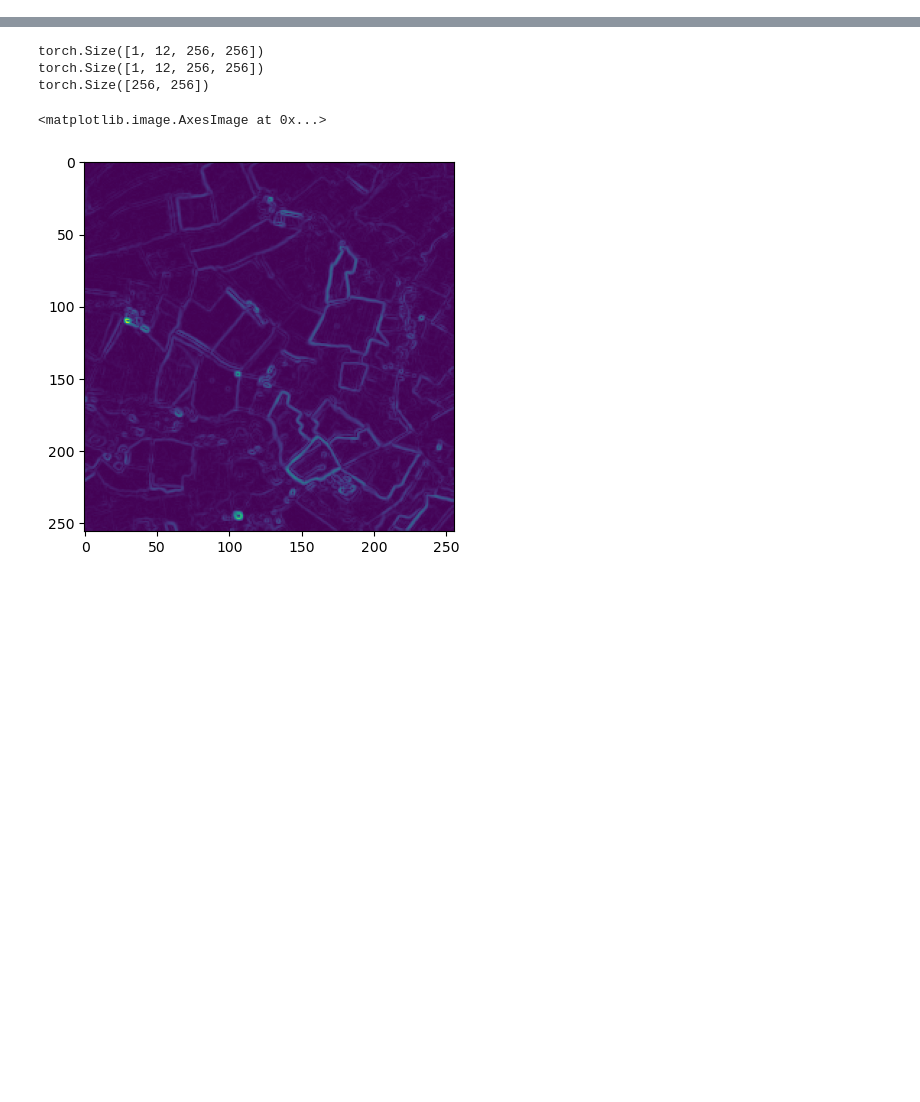
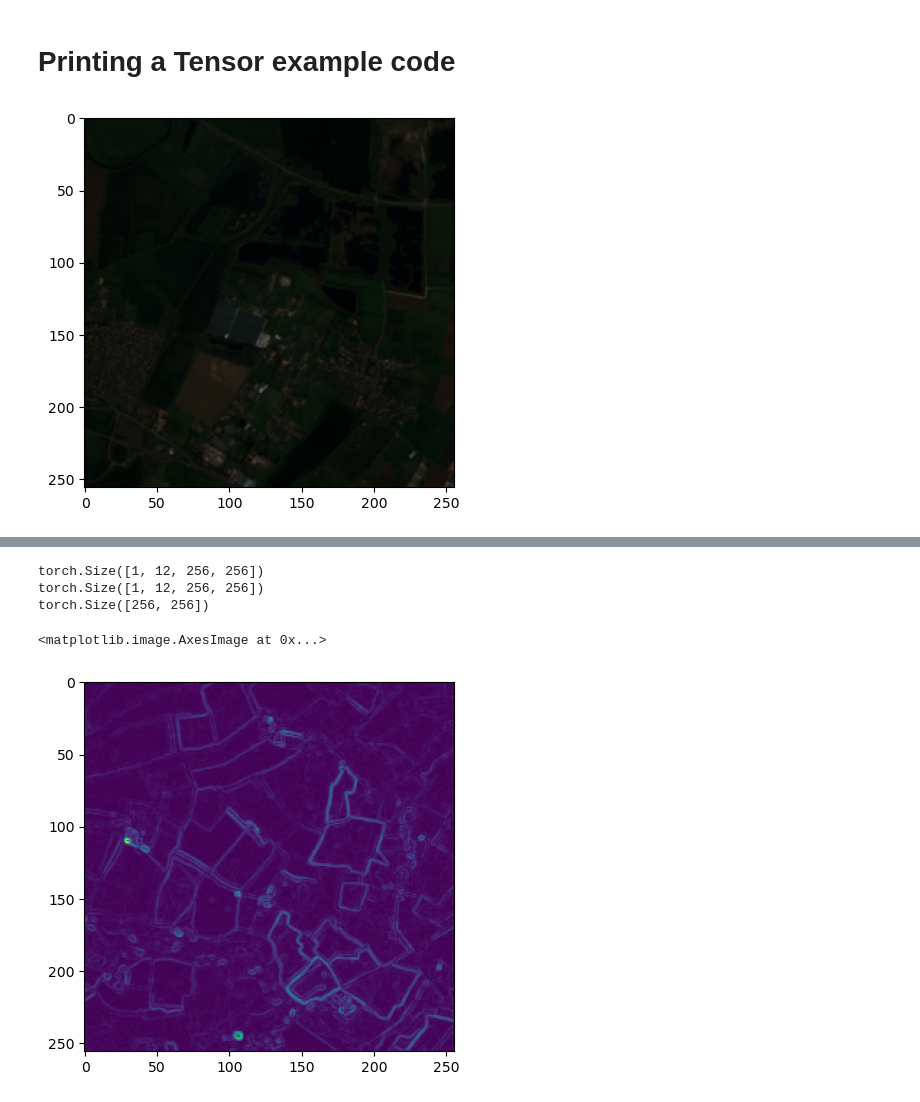
Before and after one commit to VihaanAkshaay/EdgeAttn-UNet, a Jupyter notebook: U-Net.ipynb, the cells around one changed output, grey strips where cells are left out. Saved outputs shown, nothing was run; the diff lists cells and outputs as text; code cells hidden in the pictures; blank space fills up the shorter version.

```diff
--- a/U-Net.ipynb
+++ b/U-Net.ipynb
@@ -238,6 +35,0 @@ mps
-# %%
-temp = train_features[0].transpose(0,2)
-temp = train_features[0][:,:,1:4]
-print(temp[0][0][0:3])
-print(temp.size())
-plt.imshow(temp*0.001)
@@ -250,7 +35,0 @@ torch.Size([256, 256, 3])
-# %%
-#What is coming out?
-temp = model(train_features)[0].transpose(0,2)
-print(temp)
-print(temp.size())
-uuiu = temp
-plt.imshow(uuiu.detach().numpy())
@@ -277,6 +35,0 @@ torch.Size([256, 256, 1])
-# %%
-#temp = train_features[0].transpose(0,2)
-temp = torch.flip(temp, [2])
-print(temp[0][0][0:3])
-print(temp.size())
-plt.imshow(temp*0.001)
@@ -293,0 +78,25 @@ train_features = train_features.transpose(1,3)
+# %% [markdown]
+# Printing a Tensor example code
+# %%
+def print_tensor(ten):
+    r = ten[0]
+    g = ten[1]
+    b = ten[2]
+    temp = np.ndarray(shape=(256,256,3), dtype=float)
+    for j in range(256):
+        for k in range(256):
+            temp[j][k][0] = r[j][k]
+            temp[j][k][1] = g[j][k]
+            temp[j][k][2] = b[j][k]
+    plt.imshow(temp)
+    return
+
+def print_bin_tensor(ten):
+    temp = np.ndarray(shape=(256,256),dtype=float)
+    temp = y_pred[0][0]
+
+    plt.imshow(temp)
+# %%
+print_tensor(input_train[0])
+# %% [output]
+[figure, added]
```
Also changed, not shown: parts of 61 cells of this notebook, 4 other files.
